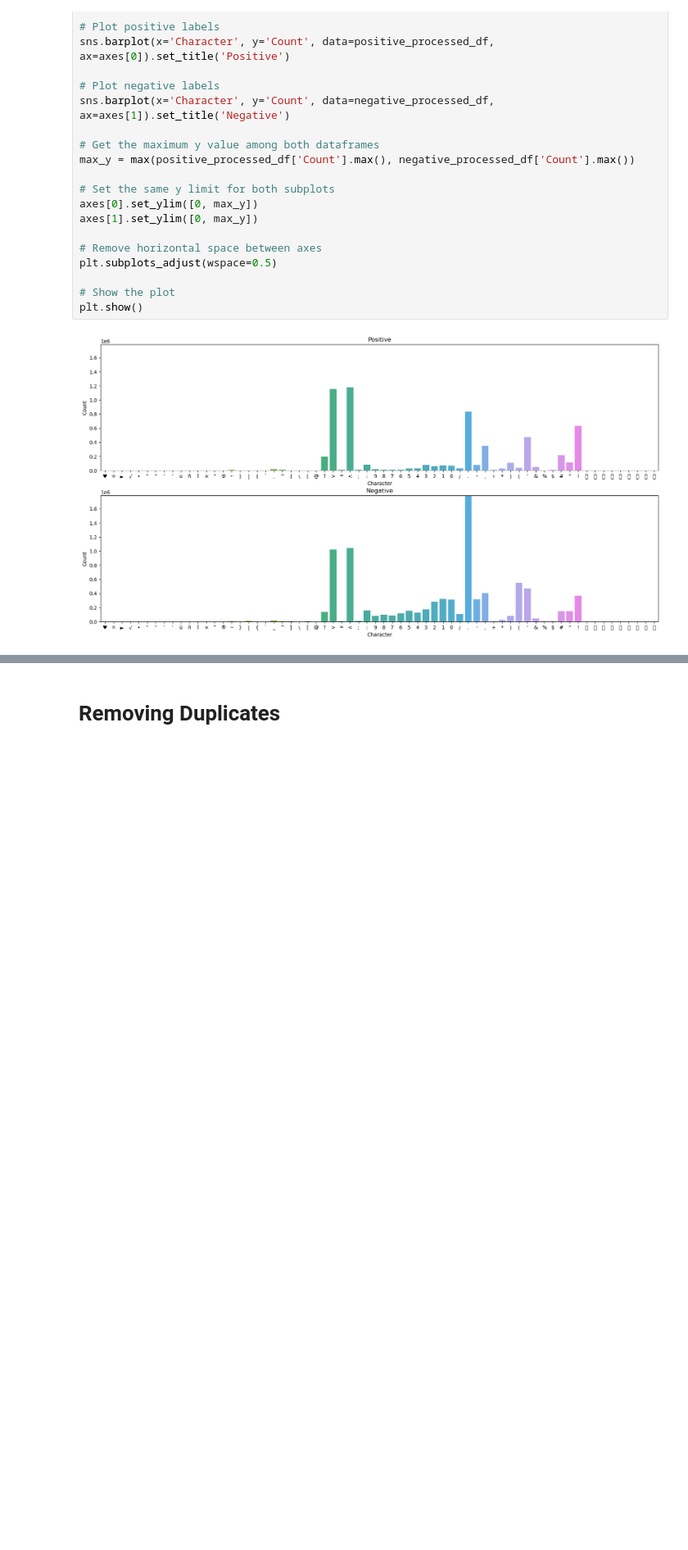
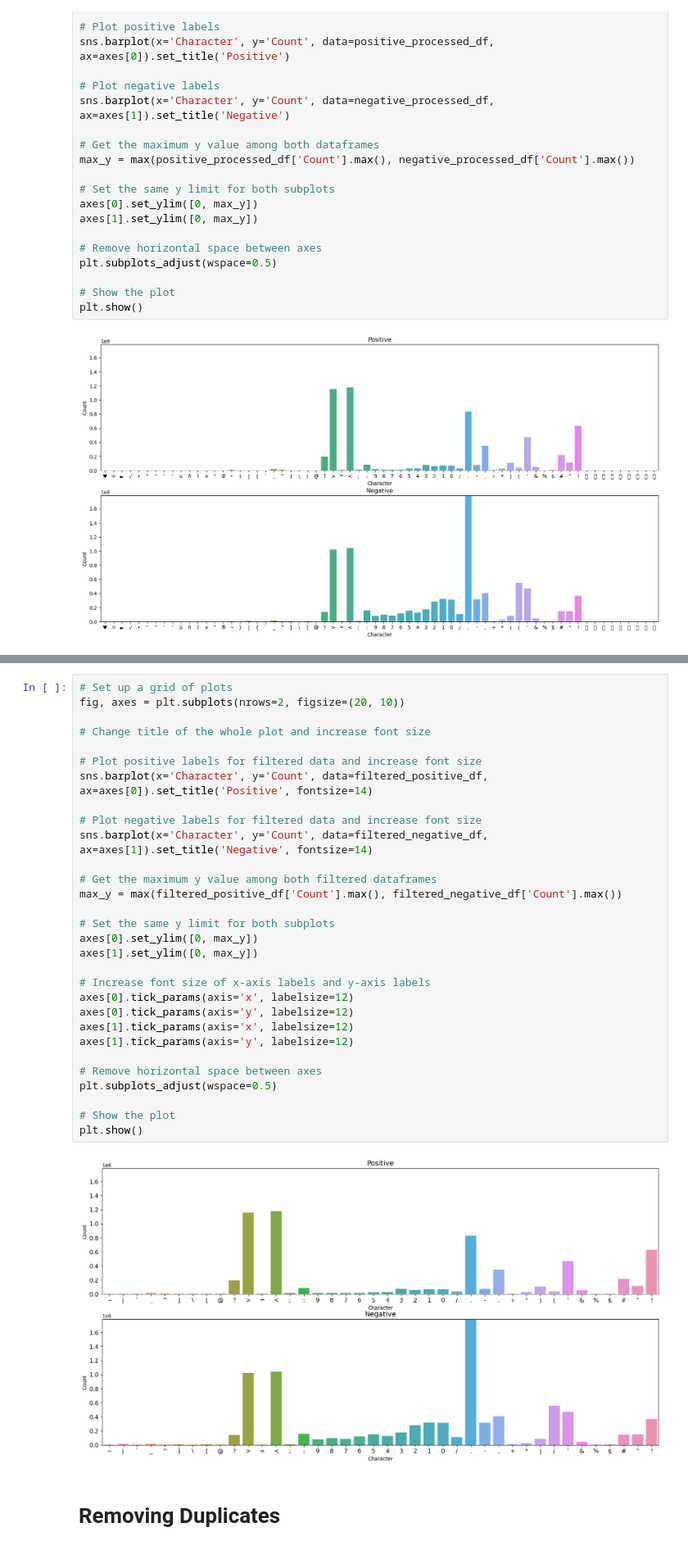
Before and after one commit to CS-433/ml-project-2-big-three, a Jupyter notebook: notebooks/preprocessing.ipynb, the cells around one changed output, grey strips where cells are left out. Shown at 82% size. Cells and saved outputs as stored; diff of their text form; blank space fills up the shorter version.

```diff
--- a/notebooks/preprocessing.ipynb
+++ b/notebooks/preprocessing.ipynb
@@ -321,3 +342,35 @@ NameError: name 'positive_processed_df' is not defined
+# %%
+# Set up a grid of plots
+fig, axes = plt.subplots(nrows=2, figsize=(20, 10))
+
+# Change title of the whole plot and increase font size
+
+# Plot positive labels for filtered data and increase font size
+sns.barplot(x='Character', y='Count', data=filtered_positive_df, ax=axes[0]).set_title('Positive', fontsize=14)
+
+# Plot negative labels for filtered data and increase font size
+sns.barplot(x='Character', y='Count', data=filtered_negative_df, ax=axes[1]).set_title('Negative', fontsize=14)
+
+# Get the maximum y value among both filtered dataframes
+max_y = max(filtered_positive_df['Count'].max(), filtered_negative_df['Count'].max())
+
+# Set the same y limit for both subplots
+axes[0].set_ylim([0, max_y])
+axes[1].set_ylim([0, max_y])
+
+# Increase font size of x-axis labels and y-axis labels
+axes[0].tick_params(axis='x', labelsize=12)
+axes[0].tick_params(axis='y', labelsize=12)
+axes[1].tick_params(axis='x', labelsize=12)
+axes[1].tick_params(axis='y', labelsize=12)
+
+# Remove horizontal space between axes
+plt.subplots_adjust(wspace=0.5)
+
+# Show the plot
+plt.show()
+# %% [output]
+[figure, added]
 # %% [markdown]
 # Removing Duplicates
 # %%
```
Also changed, not shown: parts of 6 cells of this notebook.
